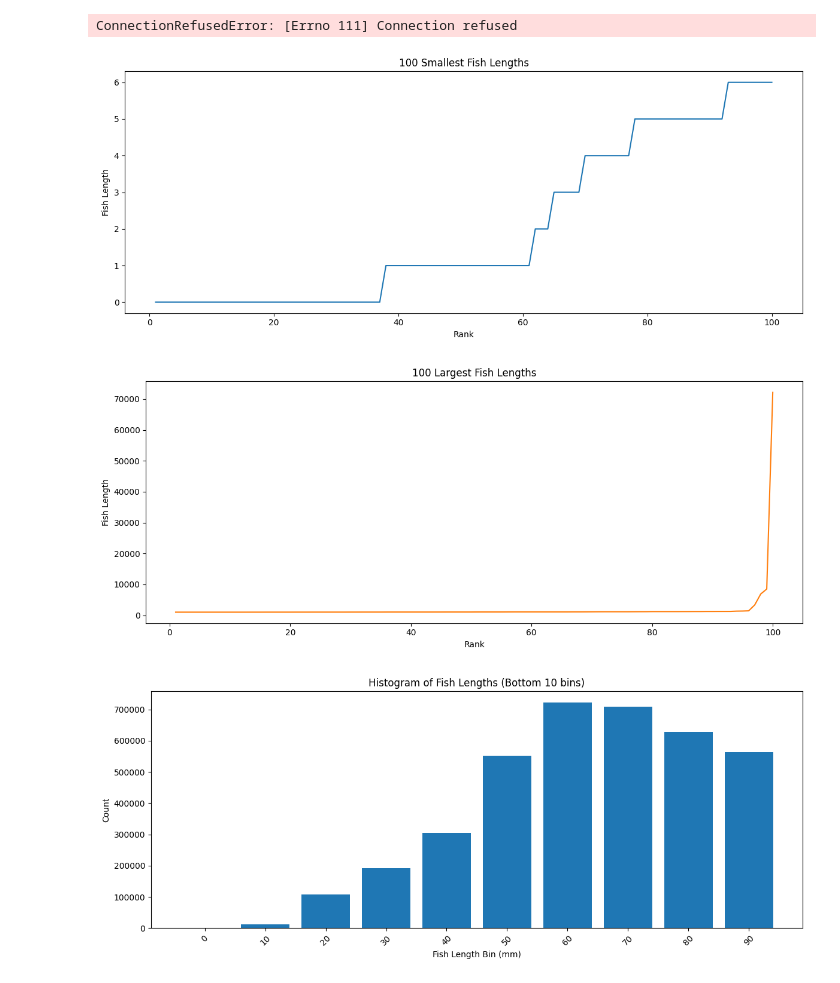
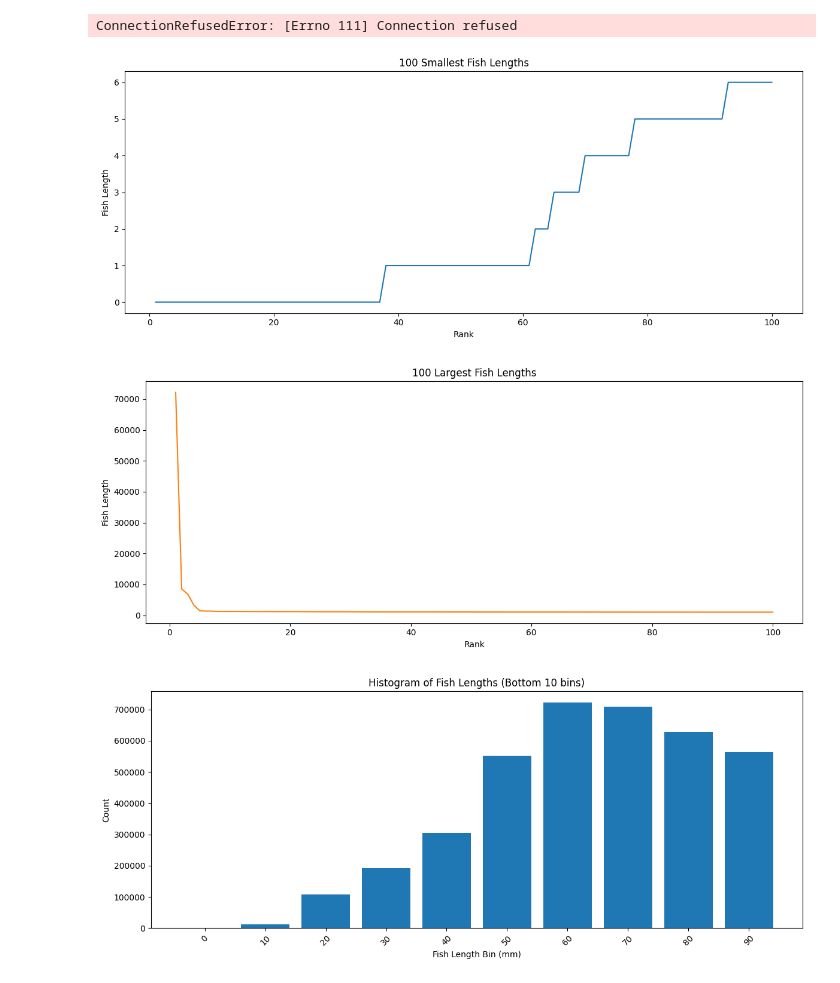
Before and after one commit to ARU-TK/Standard_Growth_Curves, a Jupyter notebook: Processing.ipynb, the cells around one changed output. Cells and saved outputs as stored; diff of their text form; code cells hidden in the pictures.

```diff
--- a/Processing.ipynb
+++ b/Processing.ipynb
@@ -150,34 +153,34 @@ ConnectionRefusedError: [Errno 111] Connection refused
 # %%
 import matplotlib.pyplot as plt
 
 
 # Get 100 smallest fish lengths
 smallest_100_sdf = df.orderBy("FISH_LENGTH").select("FISH_LENGTH").limit(100)
 smallest_100_pd = smallest_100_sdf.toPandas()
 
 # Get 100 largest fish lengths
 largest_100_sdf = df.orderBy(df["FISH_LENGTH"].desc()).select("FISH_LENGTH").limit(100)
 largest_100_pd = largest_100_sdf.toPandas().sort_values(by="FISH_LENGTH")
 
 
 plt.figure(figsize=(12, 5))
 plt.plot(range(1, 101), smallest_100_pd["FISH_LENGTH"].values, label="Smallest 100", color='tab:blue')
 plt.xlabel("Rank")
 plt.ylabel("Fish Length")
 plt.title("100 Smallest Fish Lengths")
 plt.tight_layout()
 plt.show()
 
 plt.figure(figsize=(12, 5))
-plt.plot(range(1, 101), largest_100_pd["FISH_LENGTH"].values, label="Largest 100", color='tab:orange')
+plt.plot(range(1, 101), largest_100_pd["FISH_LENGTH"].sort_values(ascending=False).values, label="Largest 100 (desc)", color='tab:orange')
 plt.xlabel("Rank")
 plt.ylabel("Fish Length")
 plt.title("100 Largest Fish Lengths")
 plt.tight_layout()
 plt.show()
 # %% [output]
 [figure]
-[figure, old version]
+[figure, new version]
 # %%
 import matplotlib.pyplot as plt
 
```
Also changed, not shown: parts of 1 cell of this notebook.
